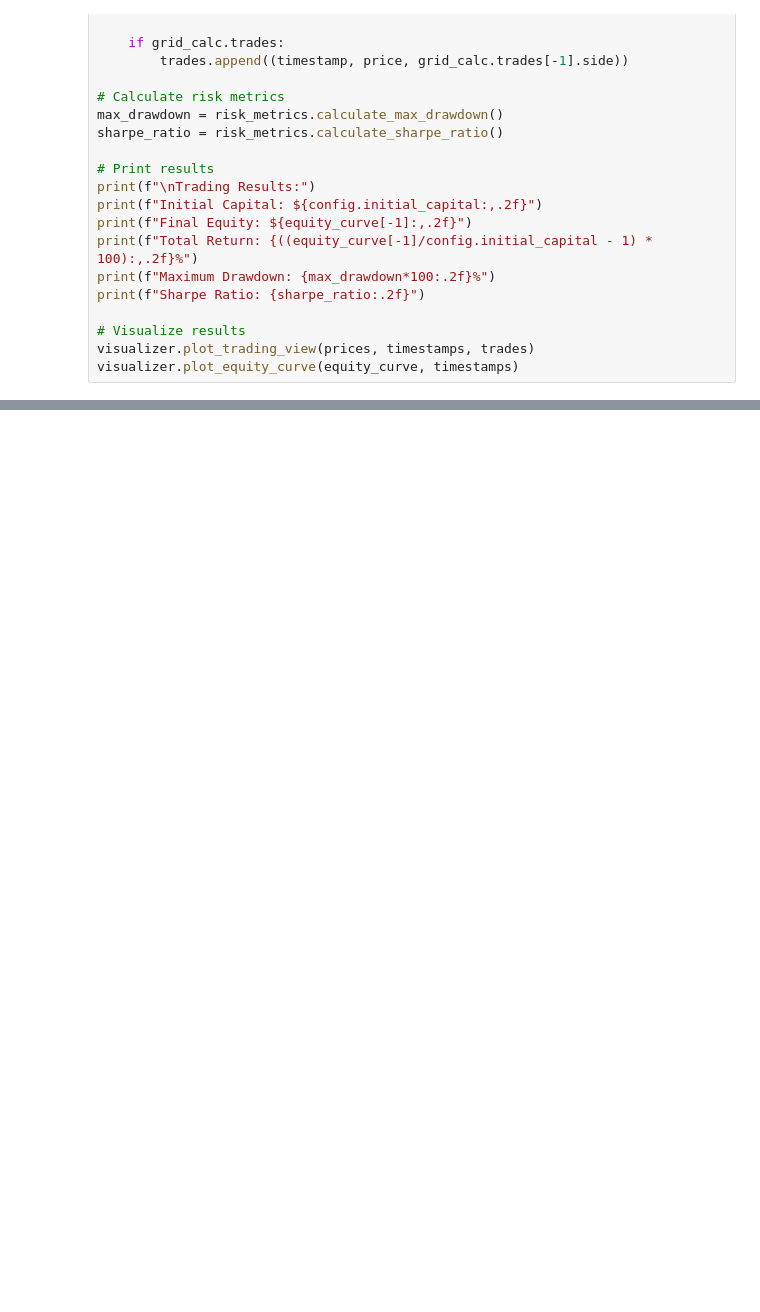
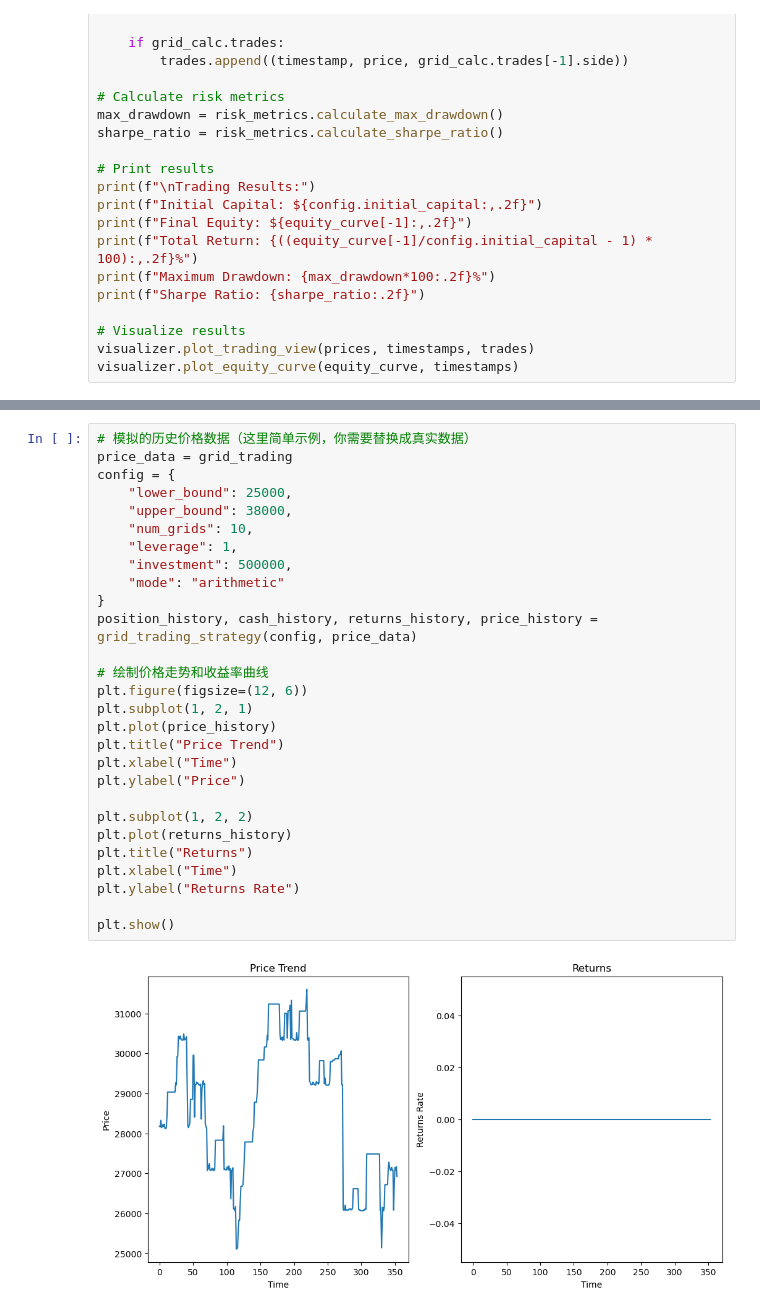
Before and after one commit to AiChaosN/GridStrategy, a Jupyter notebook: test.ipynb, the cells around one changed output, grey strips where cells are left out. Drawn from its saved outputs; the diff is of its cells as text; blank space fills up the shorter version.

```diff
--- a/test.ipynb
+++ b/test.ipynb
@@ -158,0 +274,30 @@ visualizer.plot_equity_curve(equity_curve, timestamps)
+# %%
+# 模拟的历史价格数据（这里简单示例，你需要替换成真实数据）
+price_data = grid_trading
+config = {
+    "lower_bound": 25000,
+    "upper_bound": 38000,
+    "num_grids": 10,
+    "leverage": 1,
+    "investment": 500000,
+    "mode": "arithmetic"
+}
+position_history, cash_history, returns_history, price_history = grid_trading_strategy(config, price_data)
+
+# 绘制价格走势和收益率曲线
+plt.figure(figsize=(12, 6))
+plt.subplot(1, 2, 1)
+plt.plot(price_history)
+plt.title("Price Trend")
+plt.xlabel("Time")
+plt.ylabel("Price")
+
+plt.subplot(1, 2, 2)
+plt.plot(returns_history)
+plt.title("Returns")
+plt.xlabel("Time")
+plt.ylabel("Returns Rate")
+
+plt.show()
+# %% [output]
+[figure, added]
```
Also changed, not shown: parts of 4 cells of this notebook, 2 other files.
